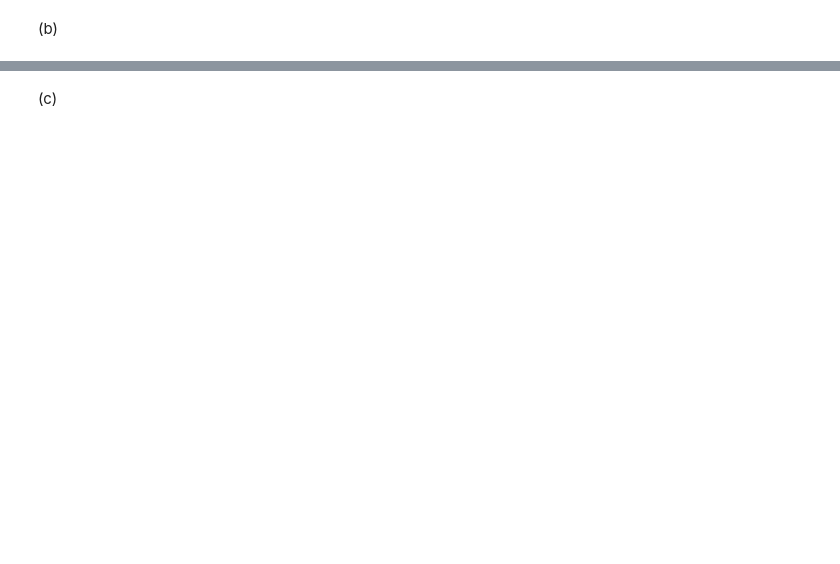
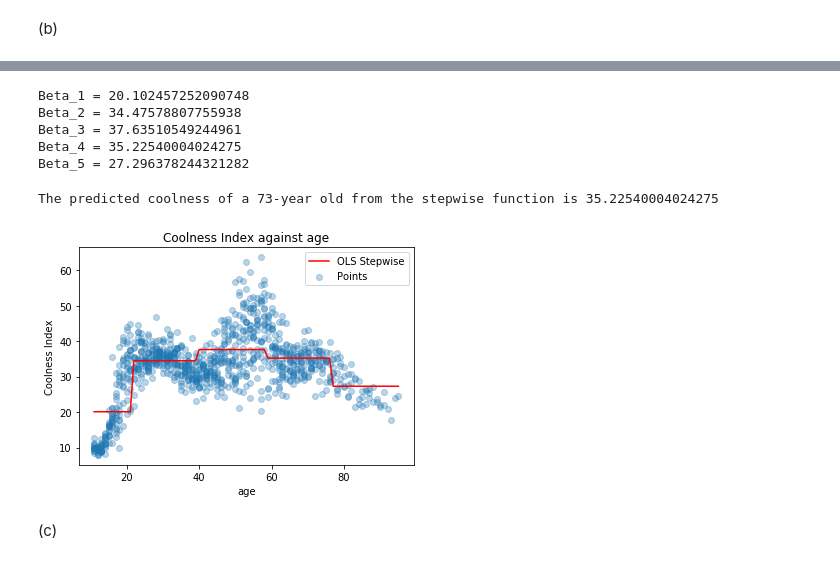
Before and after one commit to TianxinZheng/persp-model-econ_W19, a Jupyter notebook: ProblemSets/PS7/PS7_ANSWER.ipynb, the cells around one changed output, grey strips where cells are left out. Drawn from its saved outputs; the diff is of its cells as text; code cells hidden in the pictures; blank space fills up the shorter version.

```diff
--- a/ProblemSets/PS7/PS7_ANSWER.ipynb
+++ b/ProblemSets/PS7/PS7_ANSWER.ipynb
@@ -244,0 +212,10 @@ print(params)
+# %%
+df1["G1"] = np.where((df1['Age'] >= 11) & (df1['Age'] < 22),1,0)
+df1["G2"] = np.where((df1['Age'] >= 22) & (df1['Age'] < 40),1,0)
+df1["G3"] = np.where((df1['Age'] >= 40) & (df1['Age'] < 59),1,0)
+df1["G4"] = np.where((df1['Age'] >= 59) & (df1['Age'] < 77),1,0)
+df1["G5"] = np.where((df1['Age'] >= 77) & (df1['Age'] <= 95),1,0)
+# %%
+X=df1[["G1","G2","G3","G4","G5"]]
+reg=sm.OLS(df1['Cool'], X, missing='drop').fit()
+print(reg.summary())
@@ -245,2 +240,25 @@ print(params)
+# %%
+for i in range(5):
+    print("Beta_{} = {}".format(i+1, reg.params[i]))
+# %% [output]
+Beta_1 = 20.102457252090748
+Beta_2 = 34.47578807755938
+Beta_3 = 37.63510549244961
+Beta_4 = 35.22540004024275
+Beta_5 = 27.296378244321282
+# %%
+print('The predicted coolness of a 73-year old from the stepwise function is', reg.params[3])
+# %% [output]
+The predicted coolness of a 73-year old from the stepwise function is 35.22540004024275
+# %%
+plt.scatter(df1['Age'], df1['Cool'], alpha=0.3, label="Points")
+plt.plot(df1['Age'], reg.predict(), 'r', label = "OLS Stepwise")
+plt.legend()
+plt.xlabel("age")
+plt.ylabel("Coolness Index")
+plt.title("Coolness Index against age")
+plt.show()
+# %% [output]
+[figure, added]
 # %% [markdown]
 (c)
```
Also changed, not shown: parts of 22 cells of this notebook.
